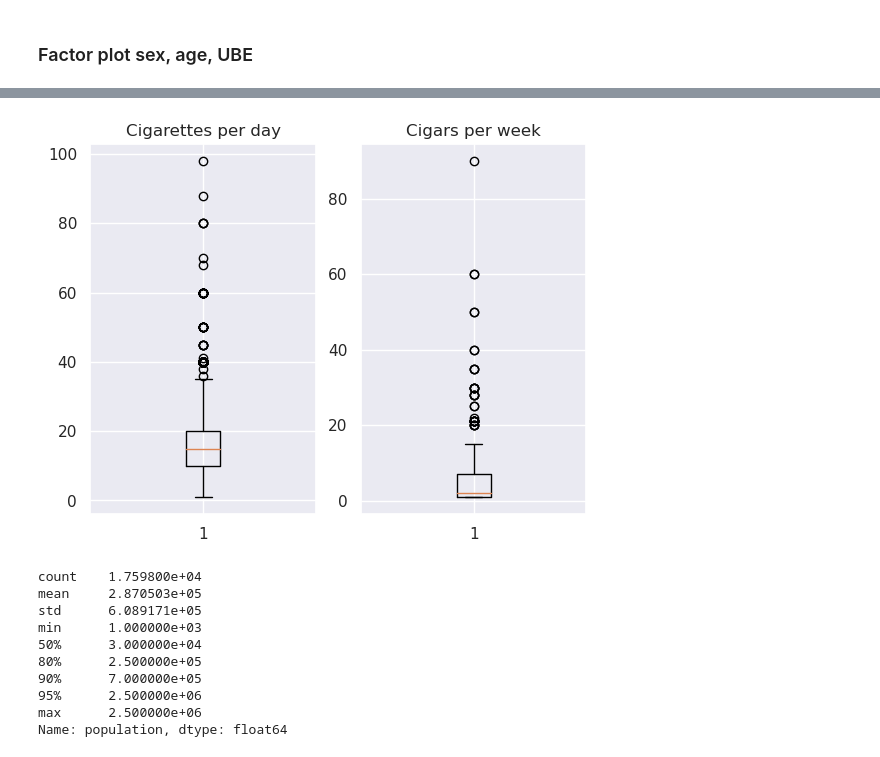
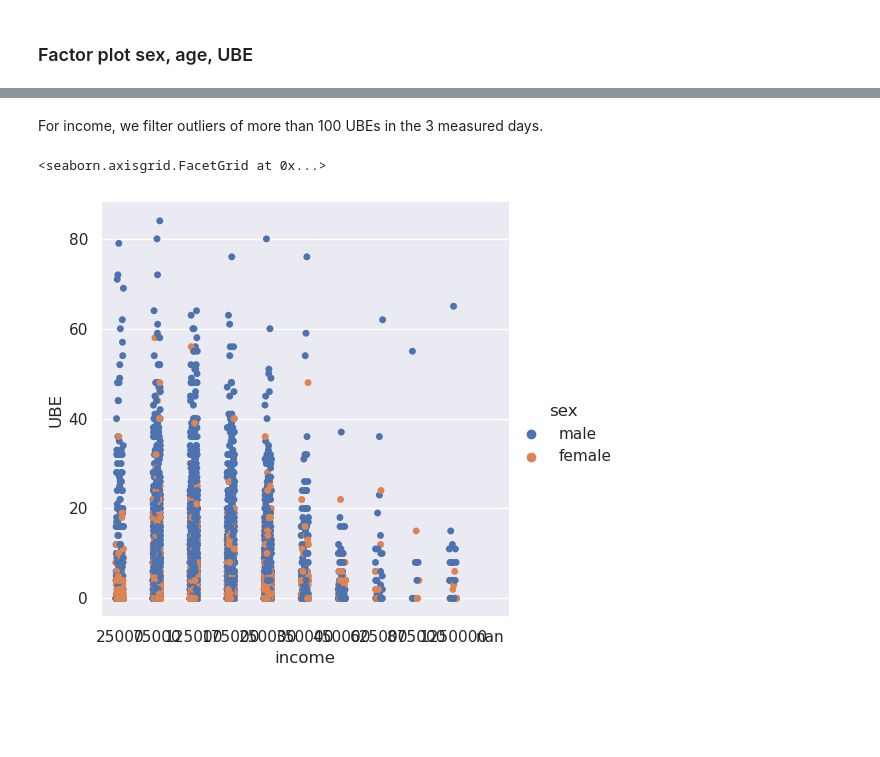
Before and after one commit to jueves/CIS1994, a Jupyter notebook: Exploration.ipynb, the cells around one changed output, grey strips where cells are left out. Drawn from its saved outputs; the diff is of its cells as text; code cells hidden in the pictures; blank space fills up the shorter version.

```diff
--- a/Exploration.ipynb
+++ b/Exploration.ipynb
@@ -213,22 +222,7 @@ plt.show()
-# %%
-fig, (ax1, ax2) = plt.subplots(1, 2)
-ax1.boxplot(data["cigarettes"].dropna())
-ax1.set_title("Cigarettes per day")
-ax2.boxplot(data["cigars"].dropna())
-ax2.set_title("Cigars per week")
-plt.show()
-# %% [output]
-[figure, removed]
-# %%
-data.population.describe(percentiles=[0.5, 0.8, 0.9, 0.95])
-# %% [output]
-count    1.759800e+04
-mean     2.870503e+05
-std      6.089171e+05
-min      1.000000e+03
-50%      3.000000e+04
-80%      2.500000e+05
-90%      7.000000e+05
-95%      2.500000e+06
-max      2.500000e+06
-Name: population, dtype: float64
+# %% [markdown]
+For income, we filter outliers of more than 100 UBEs in the 3 measured days.
+# %%
+sns.catplot(x="income", y="UBE", hue="sex", data=data.query("UBE < 100"))
+# %% [output]
+<seaborn.axisgrid.FacetGrid at 0x...>
+[figure, added]
```
Also changed, not shown: parts of 11 cells of this notebook.
